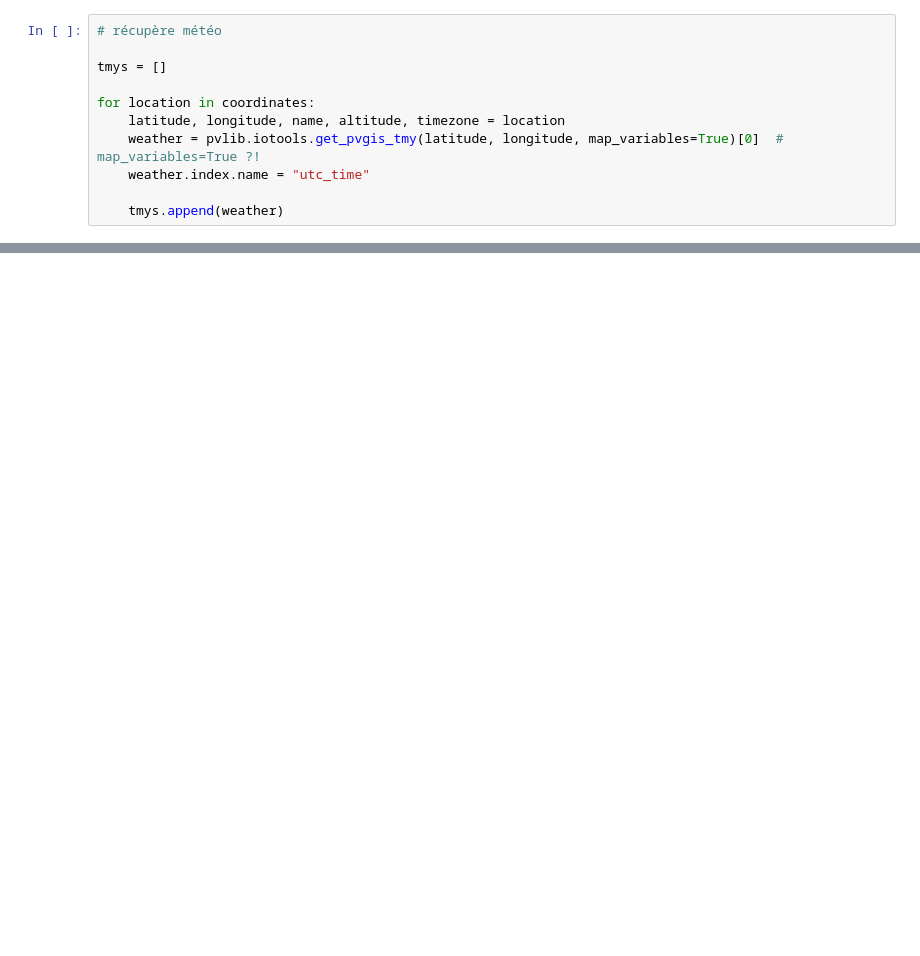
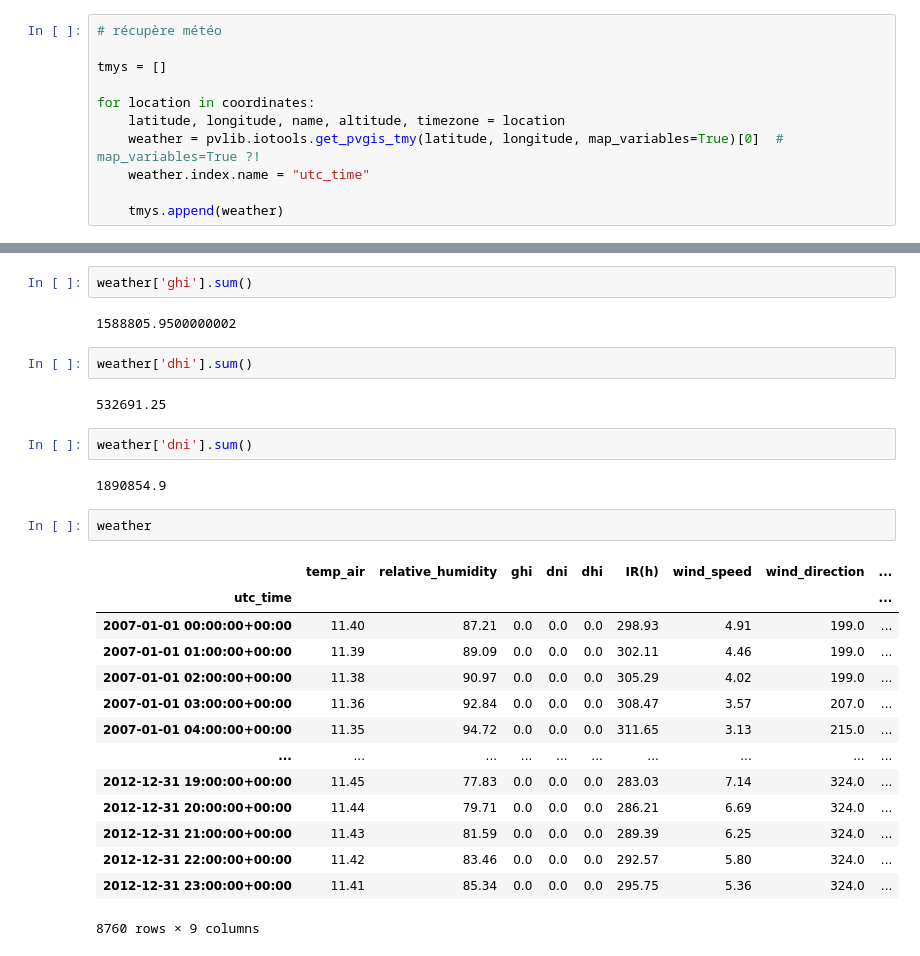
Before and after one commit to BenjaminDeporte/PV, a Jupyter notebook: Code/TutoPVlib.ipynb, the cells around one changed output, grey strips where cells are left out. Drawn from its saved outputs; the diff is of its cells as text; blank space fills up the shorter version.

```diff
--- a/Code/TutoPVlib.ipynb
+++ b/Code/TutoPVlib.ipynb
@@ -79,0 +284,29 @@ Text(0, 0.5, 'Yearly energy yield (W hr)')
+# %%
+weather['ghi'].sum()
+# %% [output]
+1588805.9500000002
+# %%
+weather['dhi'].sum()
+# %% [output]
+532691.25
+# %%
+weather['dni'].sum()
+# %% [output]
+1890854.9
+# %%
+weather
+# %% [output]
+|  | temp_air | relative_humidity | ghi | dni | dhi | IR(h) | wind_speed | wind_direction | ... |
+| utc_time |  |  |  |  |  |  |  |  | ... |
+| 2007-01-01 00:00:00+00:00 | 11.40 | 87.21 | 0.0 | 0.0 | 0.0 | 298.93 | 4.91 | 199.0 | ... |
+| 2007-01-01 01:00:00+00:00 | 11.39 | 89.09 | 0.0 | 0.0 | 0.0 | 302.11 | 4.46 | 199.0 | ... |
+| 2007-01-01 02:00:00+00:00 | 11.38 | 90.97 | 0.0 | 0.0 | 0.0 | 305.29 | 4.02 | 199.0 | ... |
+| 2007-01-01 03:00:00+00:00 | 11.36 | 92.84 | 0.0 | 0.0 | 0.0 | 308.47 | 3.57 | 207.0 | ... |
+| 2007-01-01 04:00:00+00:00 | 11.35 | 94.72 | 0.0 | 0.0 | 0.0 | 311.65 | 3.13 | 215.0 | ... |
+| ... | ... | ... | ... | ... | ... | ... | ... | ... | ... |
+| 2012-12-31 19:00:00+00:00 | 11.45 | 77.83 | 0.0 | 0.0 | 0.0 | 283.03 | 7.14 | 324.0 | ... |
+| 2012-12-31 20:00:00+00:00 | 11.44 | 79.71 | 0.0 | 0.0 | 0.0 | 286.21 | 6.69 | 324.0 | ... |
+| 2012-12-31 21:00:00+00:00 | 11.43 | 81.59 | 0.0 | 0.0 | 0.0 | 289.39 | 6.25 | 324.0 | ... |
+| 2012-12-31 22:00:00+00:00 | 11.42 | 83.46 | 0.0 | 0.0 | 0.0 | 292.57 | 5.80 | 324.0 | ... |
+| 2012-12-31 23:00:00+00:00 | 11.41 | 85.34 | 0.0 | 0.0 | 0.0 | 295.75 | 5.36 | 324.0 | ... |
+8760 rows × 9 columns
```
Also changed, not shown: parts of 15 cells of this notebook, 1 other file.
